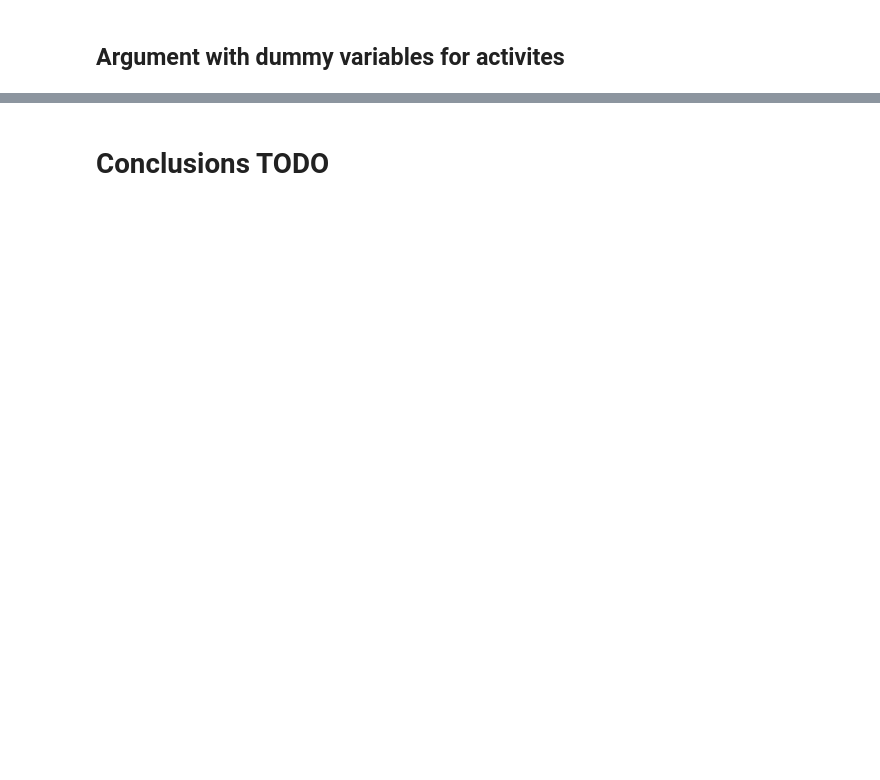
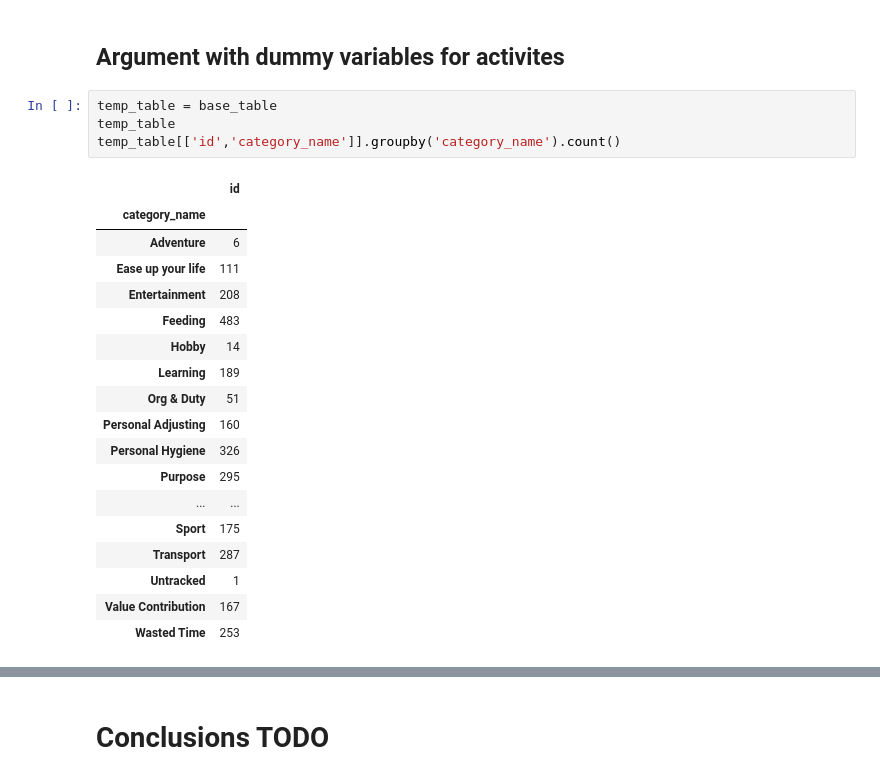
Before and after one commit to FollowJack/machine-learning-masterclass, a Jupyter notebook: project_10_activity_analysis/04_base_table_creation_time_slots.ipynb, the cells around one changed output, grey strips where cells are left out. Saved outputs shown, nothing was run; the diff lists cells and outputs as text; blank space fills up the shorter version.

```diff
--- a/project_10_activity_analysis/04_base_table_creation_time_slots.ipynb
+++ b/project_10_activity_analysis/04_base_table_creation_time_slots.ipynb
@@ -271,3 +295,26 @@ base_table
 # %% [markdown]
 ## Argument with dummy variables for activites
+# %%
+temp_table = base_table
+temp_table
+temp_table[['id','category_name']].groupby('category_name').count()
+# %% [output]
+|  | id |
+| category_name |  |
+| Adventure | 6 |
+| Ease up your life | 111 |
+| Entertainment | 208 |
+| Feeding | 483 |
+| Hobby | 14 |
+| Learning | 189 |
+| Org & Duty | 51 |
+| Personal Adjusting | 160 |
+| Personal Hygiene | 326 |
+| Purpose | 295 |
+| ... | ... |
+| Sport | 175 |
+| Transport | 287 |
+| Untracked | 1 |
+| Value Contribution | 167 |
+| Wasted Time | 253 |
 # %%
```
Also changed, not shown: parts of 12 cells of this notebook, 5 other files.
